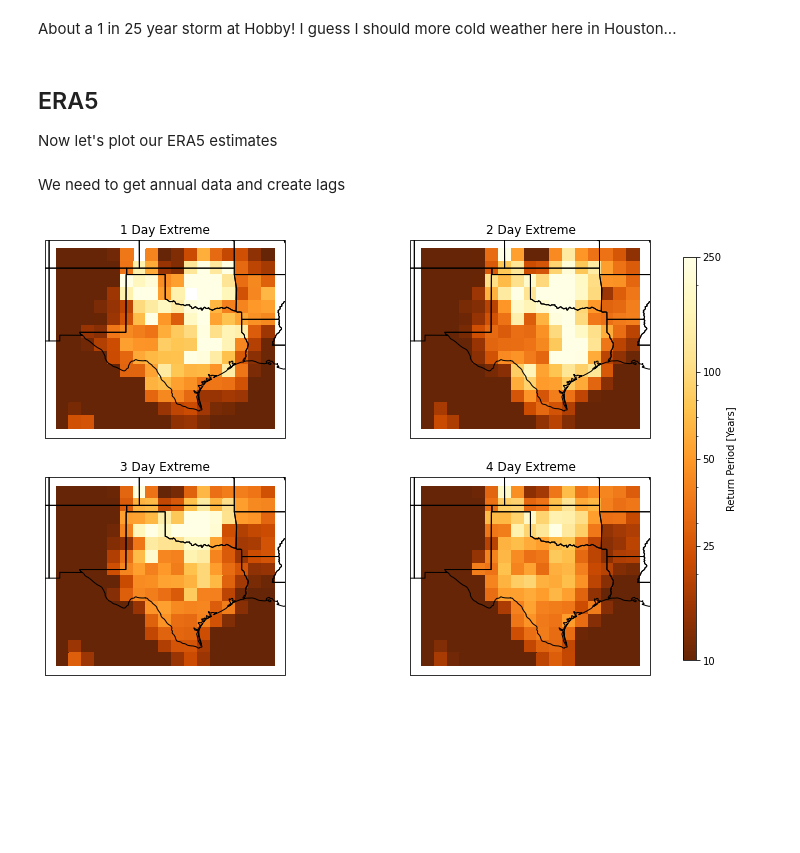
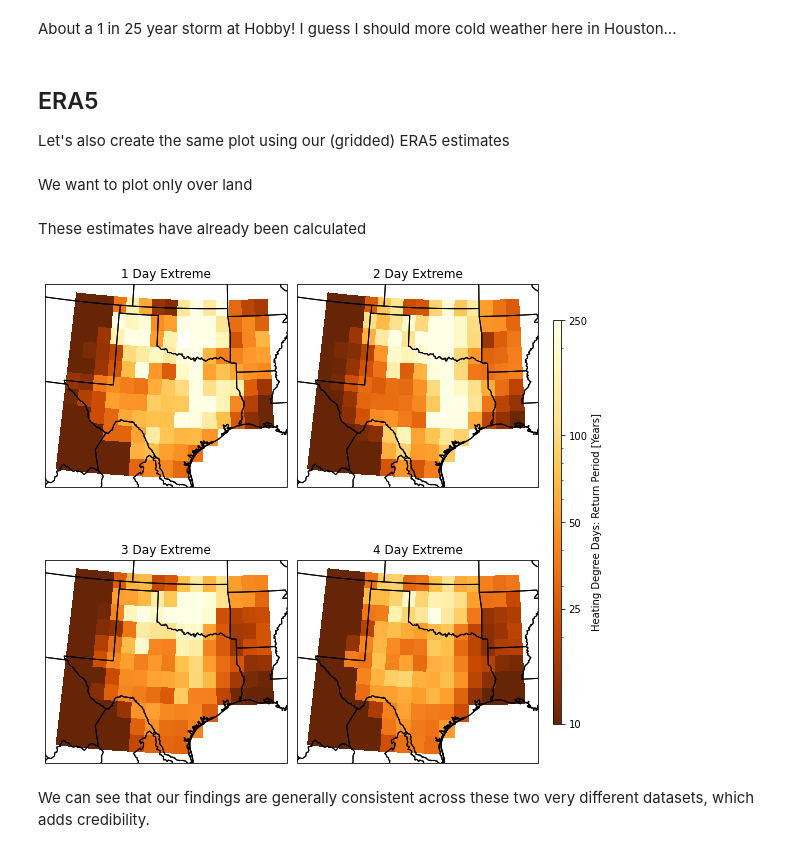
Before and after one commit to jdossgollin/2021-TXtreme, a Jupyter notebook: scripts/local_return_period.ipynb, the cells around one changed output. Drawn from its saved outputs; the diff is of its cells as text; code cells hidden in the pictures; blank space fills up the shorter version.

```diff
--- a/scripts/local_return_period.ipynb
+++ b/scripts/local_return_period.ipynb
@@ -82,13 +83,13 @@ Now we can plot the data
 # %%
 durations_plot = [1, 2, 3, 4]
 data_proj = ccrs.PlateCarree()
-map_proj = ccrs.PlateCarree()
+map_proj = ccrs.LambertConformal()
 # %%
 VMAX = 250 # color bar limit
 VMIN = 10
 TICKS = [VMIN, 25, 50, 100, VMAX]
 
-fig, axes = plt.subplots(nrows=2, ncols=2, subplot_kw={"projection": map_proj}, figsize=(12, 8))
+fig, axes = plt.subplots(nrows=2, ncols=2, subplot_kw={"projection": map_proj}, figsize=(10, 8))
 for ax, dur in zip(axes.flat, durations_plot):
     # scatter plot
     sc = ax.scatter(
@@ -111,13 +112,15 @@ for ax, dur in zip(axes.flat, durations_plot):
     )
     ax.set_title(f"{dur} Day Extreme")
     ax.add_feature(STATES)
+    ax.add_feature(COASTLINE)
 
+fig.canvas.draw()
 fig.tight_layout()
 fig.subplots_adjust(right=0.9)
 cax = fig.add_axes([0.9, 0.15, 0.015, 0.7])
 cbar = fig.colorbar(sc, cax = cax, label="Return Period [Years]")
 cbar.set_ticks(TICKS)
 cbar.ax.set_yticklabels(TICKS)
-plt.savefig(figname("ghcnd_point_rt.pdf"))
+plt.savefig(figname("local_rt_ghcnd.pdf"))
 plt.show()
 # %% [output]
@@ -137,4 +140,4 @@ I guess I should more cold weather here in Houston...
 # %% [markdown]
 ## ERA5
 
-Now let's plot our ERA5 estimates
+Let's also create the same plot using our (gridded) ERA5 estimates
@@ -143,26 +144,44 @@ era5_rt = xr.open_dataset("../data/processed/era5/exceedance.nc")
-# %% [markdown]
-We need to get annual data and create lags
+# %%
+era5_rt = (
+    xr.open_dataarray("../data/processed/era5/exceedance.nc").
+    sel(latitude=slice(37, 27), longitude=slice(-106, -92)).
+    rename({"longitude": "lon", "latitude": "lat"}) # rename to work w/ regionmask
+)
+# %% [markdown]
+We want to plot only over land
+# %%
+countries = regionmask.defined_regions.natural_earth.countries_110
+mask = countries.mask(era5_rt)
+usa_idx = countries.map_keys("United States of America")
+mexico_idx = countries.map_keys("Mexico")
+rt_land = era5_rt.where(np.logical_or(mask == usa_idx, mask == mexico_idx))
+# %% [markdown]
+These estimates have already been calculated
 # %%
-fig, axes = plt.subplots(nrows=2, ncols=2, subplot_kw={"projection": map_proj}, figsize=(12, 8))
+fig, axes = plt.subplots(nrows=2, ncols=2, subplot_kw={"projection": map_proj}, figsize=(8, 8))
 
-for ax, dur in zip(axes.flat, durations_plot):
-    era5_rt[f"hdd_{dur}_days"].plot(
+for ax, dur in zip(axes.flat, era5_rt["lag"].values):
+    rt_land.sel(lag=dur).plot(
         ax=ax,
         norm=colors.LogNorm(VMIN, VMAX),
         transform=data_proj,
         cmap="YlOrBr_r",
         add_colorbar=False,
     )
     ax.set_title(f"{dur} Day Extreme")
     ax.add_feature(STATES)
+    ax.add_feature(COASTLINE)
 
-#fig.tight_layout()
-fig.subplots_adjust(right=0.9)
+fig.canvas.draw()
+fig.tight_layout()
+fig.subplots_adjust(right=0.875)
 cax = fig.add_axes([0.9, 0.15, 0.015, 0.7])
-cbar = fig.colorbar(sc, cax = cax, label="Return Period [Years]")
+cbar = fig.colorbar(sc, cax = cax, label="Heating Degree Days: Return Period [Years]")
 cbar.set_ticks(TICKS)
 cbar.ax.set_yticklabels(TICKS)
-#plt.savefig(figname("ghcnd_point_rt.pdf"))
+plt.savefig(figname("local_rt_era5.pdf"))
 plt.show()
 # %% [output]
-[figure, old version]
+[figure, new version]
+# %% [markdown]
+We can see that our findings are generally consistent across these two very different datasets, which adds credibility.
```
Also changed, not shown: parts of 3 cells of this notebook, 1 other file.
